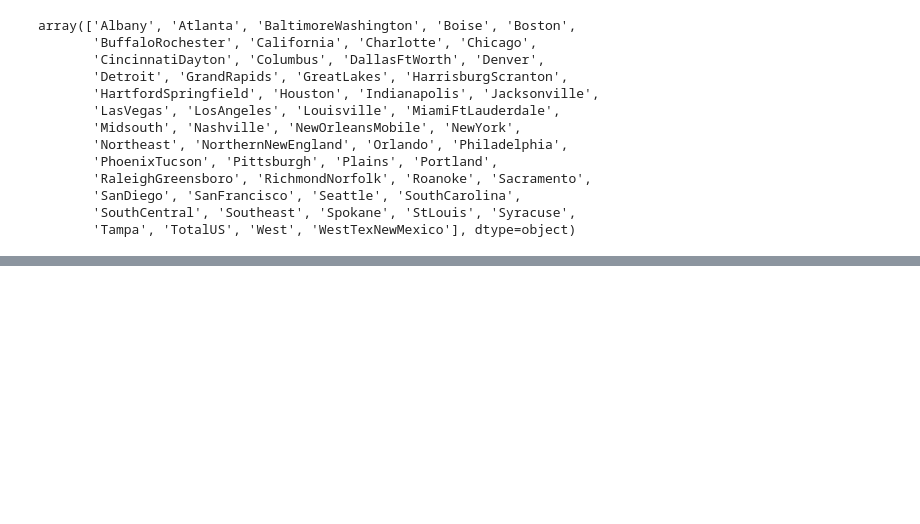
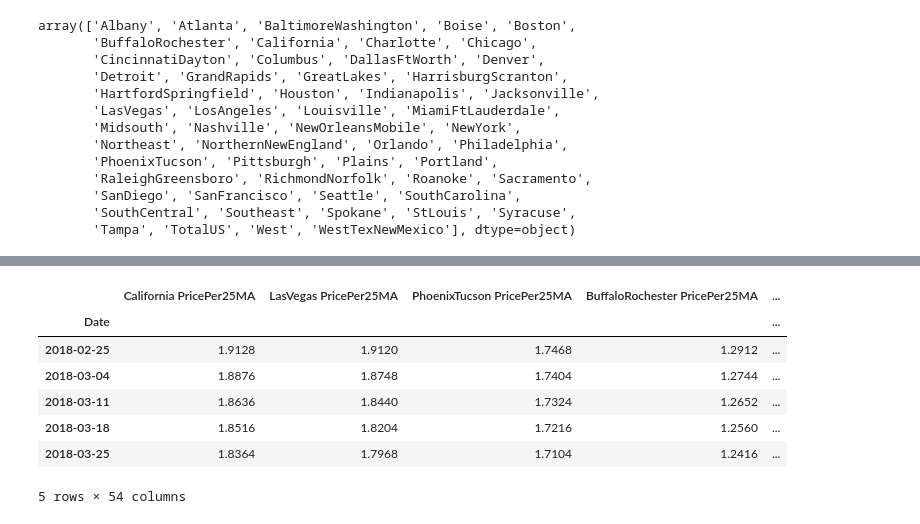
Before and after one commit to zkhan122/ai-ml-da, a Jupyter notebook: pandas-learn/basics/avocados_2.ipynb, the cells around one changed output, grey strips where cells are left out. Cells and saved outputs as stored; diff of their text form; code cells hidden in the pictures; blank space fills up the shorter version.

```diff
--- a/pandas-learn/basics/avocados_2.ipynb
+++ b/pandas-learn/basics/avocados_2.ipynb
@@ -354,0 +443,36 @@ for _ in range(len(v)):
+# %%
+# to fix the ValueError caused by same columns which the dataframe
+# isn't able to distinguish against
+
+
+# FIX 1 : using f strings
+# now recreate the graph_df Dataframe
+
+graph_df = pd.DataFrame()
+
+for region in df["region"].unique():
+    region_df = df.copy()[ df["region"] == region]
+    region_df.set_index("Date", inplace=True)
+    region_df.sort_index(inplace=True)
+
+    region_df[f"{region} PricePer25MA"] = region_df["AveragePrice"].rolling(25).mean()
+
+    if graph_df.empty:
+        graph_df = region_df[ [f"{region} PricePer25MA"] ]
+    else:
+        graph_df = graph_df.join(region_df[f"{region} PricePer25MA"])
+
+graph_df.tail()
+# this fix allows for each region to be printed with its moving average hence distinguishable
+
+# or fix 2
+# using .merge() function -> BUT RESOURCE INTENSIVE WHEN MERGING LARGE DATAFRAMES
+# %% [output]
+|  | California PricePer25MA | LasVegas PricePer25MA | PhoenixTucson PricePer25MA | BuffaloRochester PricePer25MA | ... |
+| Date |  |  |  |  | ... |
+| 2018-02-25 | 1.9128 | 1.9120 | 1.7468 | 1.2912 | ... |
+| 2018-03-04 | 1.8876 | 1.8748 | 1.7404 | 1.2744 | ... |
+| 2018-03-11 | 1.8636 | 1.8440 | 1.7324 | 1.2652 | ... |
+| 2018-03-18 | 1.8516 | 1.8204 | 1.7216 | 1.2560 | ... |
+| 2018-03-25 | 1.8364 | 1.7968 | 1.7104 | 1.2416 | ... |
+5 rows × 54 columns
```
Also changed, not shown: parts of 7 cells of this notebook.
